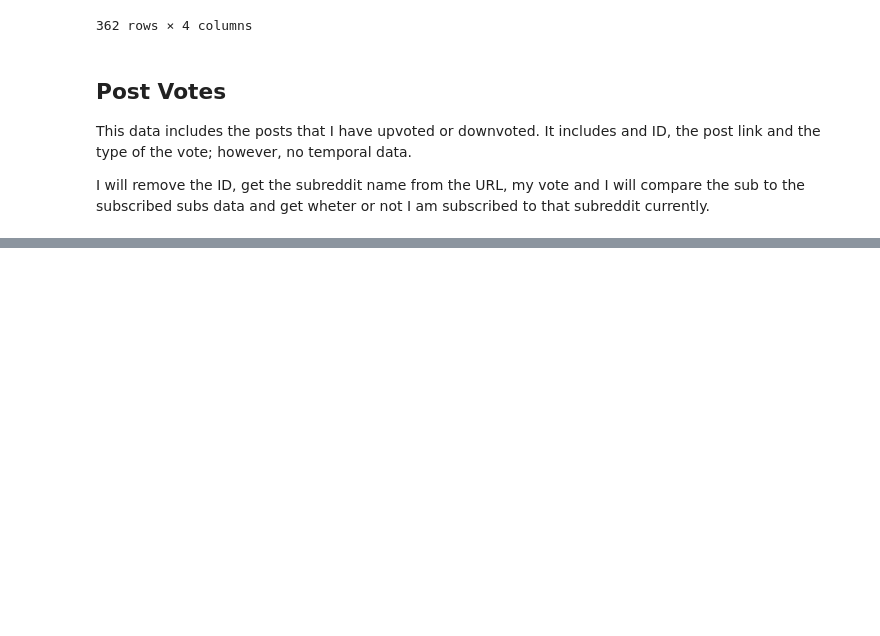
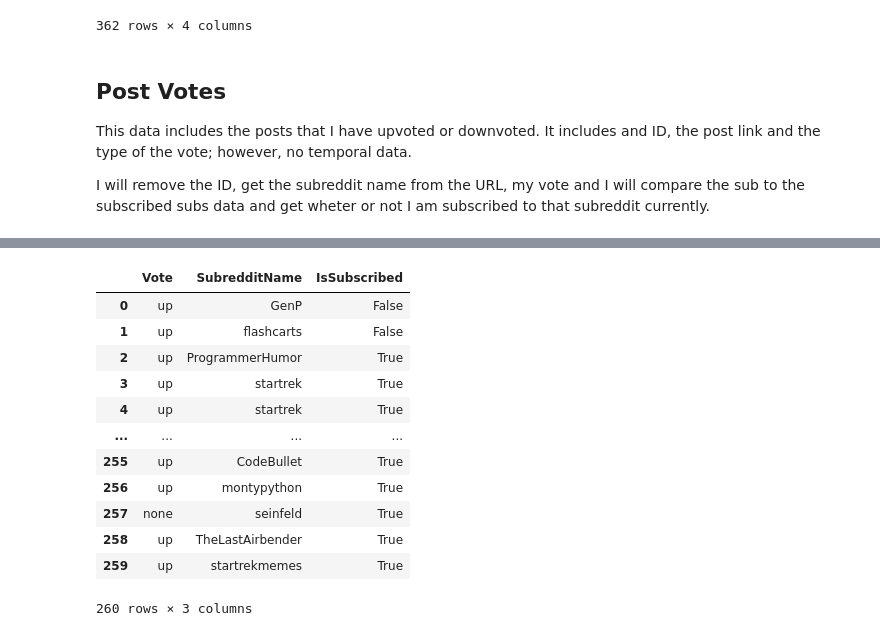
Before and after one commit to firatbatar/my-reddit-data, a Jupyter notebook: reddit_analysis.ipynb, the cells around one changed output, grey strips where cells are left out. Cells and saved outputs as stored; diff of their text form; code cells hidden in the pictures; blank space fills up the shorter version.

```diff
--- a/reddit_analysis.ipynb
+++ b/reddit_analysis.ipynb
@@ -235,0 +248,48 @@ memory usage: 20.4+ KB
+# %%
+# Read the file, rename the vote direction column, drop the ID columns, and reset the indexing
+fname = "comment_votes.csv"
+comment_votes_df = pd.read_csv(data_path + fname).rename(columns={"direction": "Vote"}).drop(columns="id").reset_index().drop(columns="index")
+# %%
+# Add the new columns
+comment_votes_df[["SubredditName", "IsSubscribed"]] = None
+
+for idx in range(len(comment_votes_df["permalink"])):
+    comment_vote_dict = {"SubredditName": None, "IsSubscribed": None}
+
+    # Get the sub name from the link
+    permalink = comment_votes_df.loc[idx, "permalink"]
+    start_idx = permalink.find("r/") + 2
+    stop_idx = permalink.find("/", start_idx)
+    sub_name = permalink[start_idx:stop_idx]
+    comment_vote_dict["SubredditName"] = sub_name
+
+    # Check if the sub is subscribed
+    is_subscribed = (subreddits_df == sub_name).any().any()
+    comment_vote_dict["IsSubscribed"] = is_subscribed
+
+    # Add the existing data to the new row dictionary
+    comment_vote_dict["permalink"] = permalink
+    comment_vote_dict["Vote"] = comment_votes_df.loc[idx, "Vote"]
+
+    # Add the new row data
+    comment_votes_df.iloc[idx] = comment_vote_dict
+
+# Drop the permalink column
+comment_votes_df = comment_votes_df.drop(columns="permalink")
+# Specify the Dtypes for later use
+comment_votes_df["IsSubscribed"] = comment_votes_df["IsSubscribed"].astype(dtype="bool")
+comment_votes_df
+# %% [output]
+|  | Vote | SubredditName | IsSubscribed |
+| 0 | up | GenP | False |
+| 1 | up | flashcarts | False |
+| 2 | up | ProgrammerHumor | True |
+| 3 | up | startrek | True |
+| 4 | up | startrek | True |
+| ... | ... | ... | ... |
+| 255 | up | CodeBullet | True |
+| 256 | up | montypython | True |
+| 257 | none | seinfeld | True |
+| 258 | up | TheLastAirbender | True |
+| 259 | up | startrekmemes | True |
+260 rows × 3 columns
```
Also changed, not shown: parts of 3 cells of this notebook.
